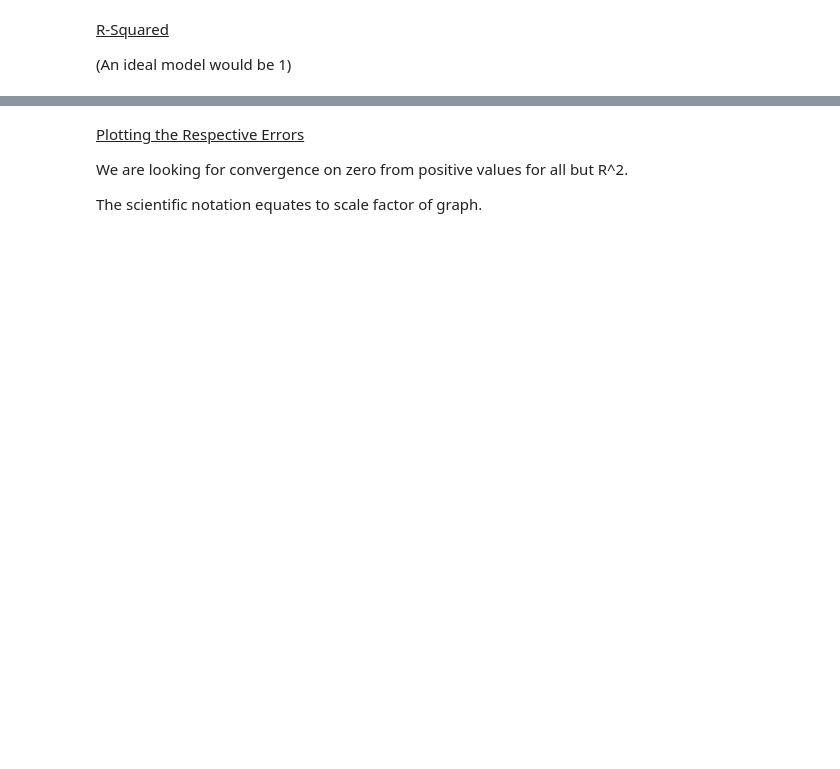
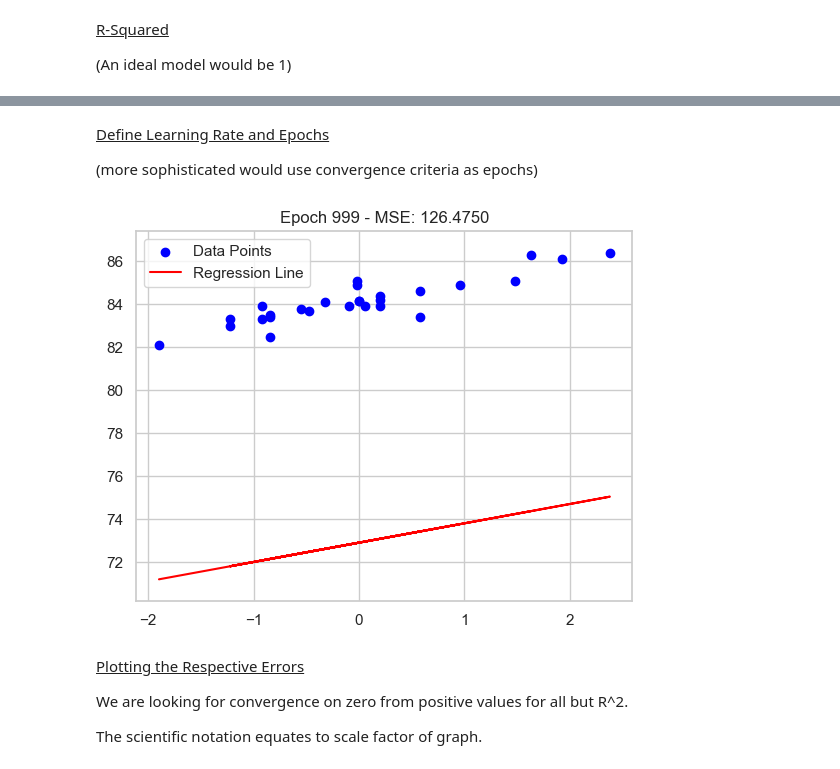
Before and after one commit to mrmoxon/Gradient_Descent_Implementations, a Jupyter notebook: main.ipynb, the cells around one changed output, grey strips where cells are left out. Drawn from its saved outputs; the diff is of its cells as text; code cells hidden in the pictures; blank space fills up the shorter version.

```diff
--- a/main.ipynb
+++ b/main.ipynb
@@ -604,3 +492,76 @@ for epoch in range(1000):
+# %% [markdown]
+<ins> Define Learning Rate and Epochs </ins>
+
+(more sophisticated would use convergence criteria as epochs)
+# %%
+learning_rate = 0.001
+epochs = 1000
+# %%
+# Set up the figure
+fig, ax = plt.subplots()
+ax.scatter(x_train_scaled, y_train, color='blue', label='Data Points')
+line, = ax.plot(x_train_scaled, x_train_scaled * w + b, color='red', label='Regression Line')
+plt.legend()
+
+# Set initial y-axis limits
+ax.set_ylim(min(y_train) - 1, max(y_train) + 1)
+
+# Initialize lists to store error metrics
+mse_values = []
+rmse_values = []
+mad_values = []
+r2_values = []
+
+# Update function for animation
+def update(epoch):
+    global w, b # Need to modify global copy of w and b (weights and bias)
+
+    # Predict the output using the current weights and bias and calculate the error
+    y_pred = w * x_train_scaled + b
+    error = y_train - y_pred
+    mse = np.mean(error**2)
+
+    # Calculate the gradients for weights and bias
+    dw = -2 * np.dot(x_train_scaled.T, error) / len(x_train_scaled)
+    db = -2 * np.sum(error) / len(x_train_scaled)
+
+    # Update weights and bias
+    w -= learning_rate * dw
+    b -= learning_rate * db
+
+    # Update the regression line
+    line.set_ydata(y_pred)
+
+    # Calculate and append the error metrics
+    mse = mean_squared_error(y_train, y_pred)
+    rmse = np.sqrt(mse)
+    mad = mean_absolute_error(y_train, y_pred)
+    r2 = r2_score(y_train, y_pred)
+
+    mse_values.append(mse)
+    rmse_values.append(rmse)
+    mad_values.append(mad)
+    r2_values.append(r2)
+
+
+    # Dynamically adjust the minimum y-value of the plot
+    current_min_y = min(y_train.min(), y_pred.min()) - 1
+    ax.set_ylim(current_min_y, ax.get_ylim()[1])
+
+    # Update the plot
+    # line.set_ydata(x_train_scaled * w + b)
+    ax.set_title(f'Epoch {epoch} - MSE: {mse:.4f}')
+    return line,
+
+# Create animation
+ani = FuncAnimation(fig, update, frames=np.arange(0, epochs), interval=50)
+
+# Save to GIF (this requires ffmpeg or pillow to be installed)
+ani.save(f'linear_regression_L{learning_rate}_E{epochs}.gif', writer='pillow')
+
+plt.show()
+# %% [output]
+[figure, added]
 # %% [markdown]
 <ins> Plotting the Respective Errors </ins>
 
```
Also changed, not shown: parts of 31 cells of this notebook, 33 other files.
